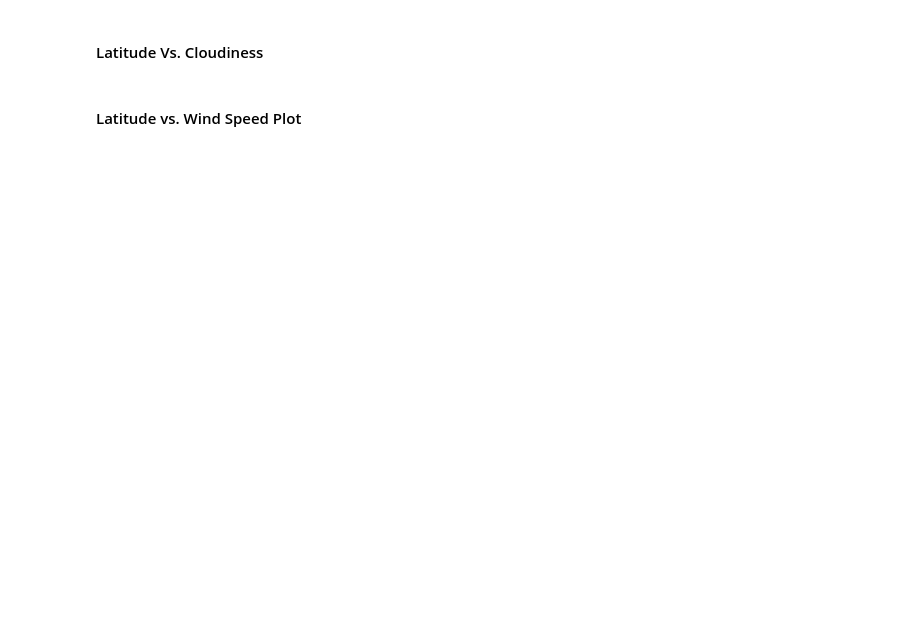
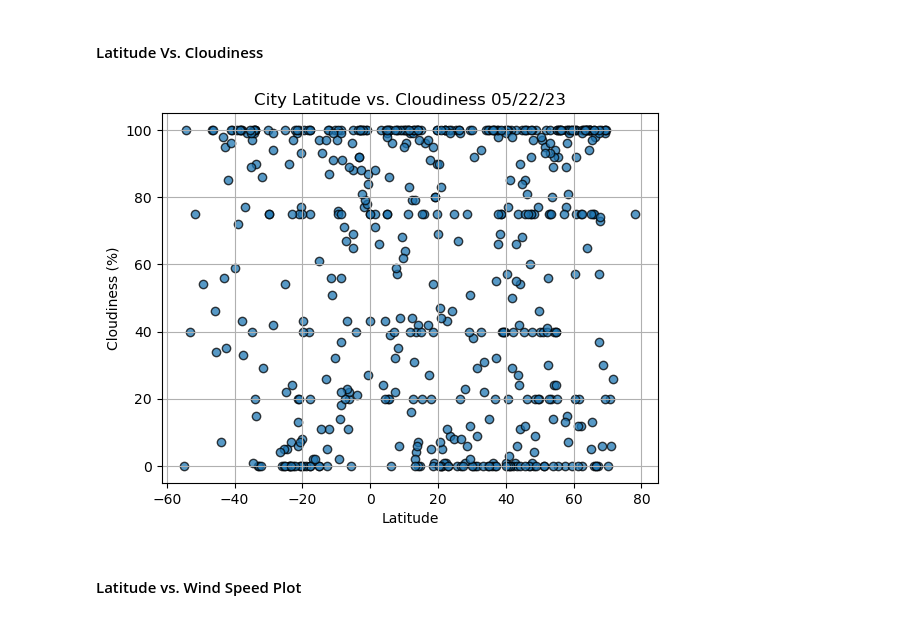
Before and after one commit to erusin12/python-api-challenge, a Jupyter notebook: starter_code/WeatherPy_code.ipynb, the cells around one changed output. Cells and saved outputs as stored; diff of their text form; code cells hidden in the pictures; blank space fills up the shorter version.

```diff
--- a/starter_code/WeatherPy_code.ipynb
+++ b/starter_code/WeatherPy_code.ipynb
@@ -198,3 +249,24 @@ plt.show()
+# %%
+# Extract latitude and cloudiness data from city_data
+latitudes = [data["Lat"] for data in city_data]
+city_clouds = [data["Cloudiness"] for data in city_data]
+
+# Build scatter plot for latitude vs. humidity
+plt.scatter(latitudes, city_clouds, edgecolors="black", alpha=0.75)
+
+# Incorporate the other graph properties
+plt.title("City Latitude vs. Cloudiness " + time.strftime("%x"))
+plt.xlabel("Latitude")
+plt.ylabel("Cloudiness (%)")
+plt.grid(True)
+
+# Save the figure
+plt.savefig("output_data/Fig3.png")
+
+# Show plot
+plt.show()
+# %% [output]
+[figure, added]
 # %% [markdown]
 #### Latitude vs. Wind Speed Plot
 # %%
```
Also changed, not shown: parts of 39 cells of this notebook, 15 other files.
